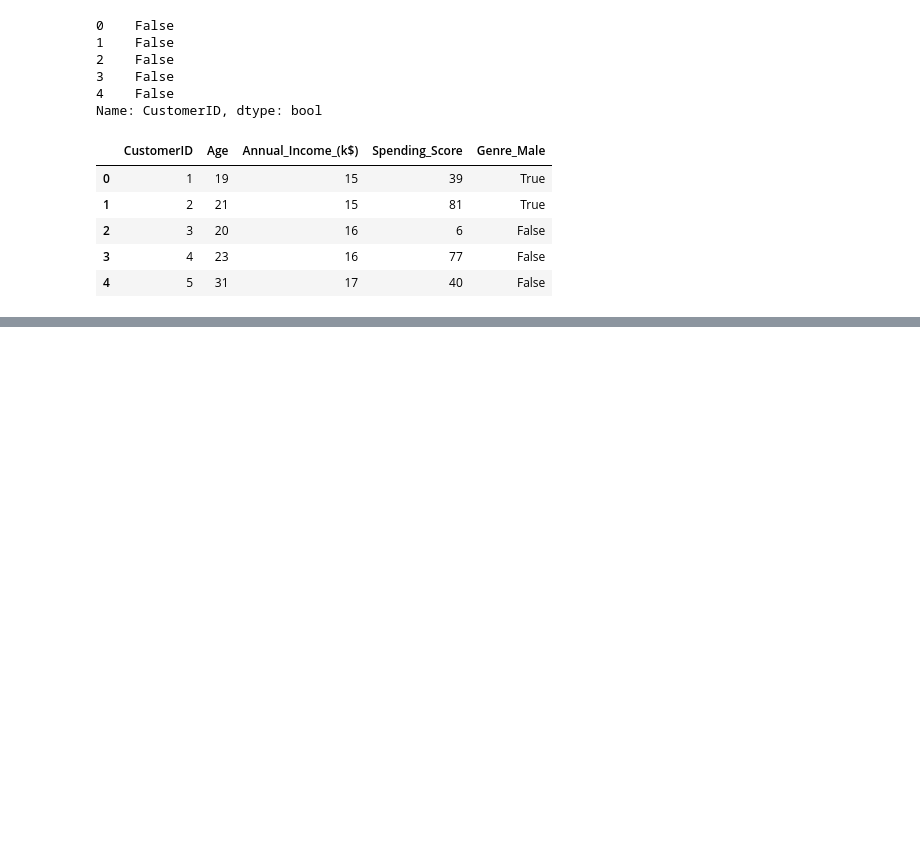
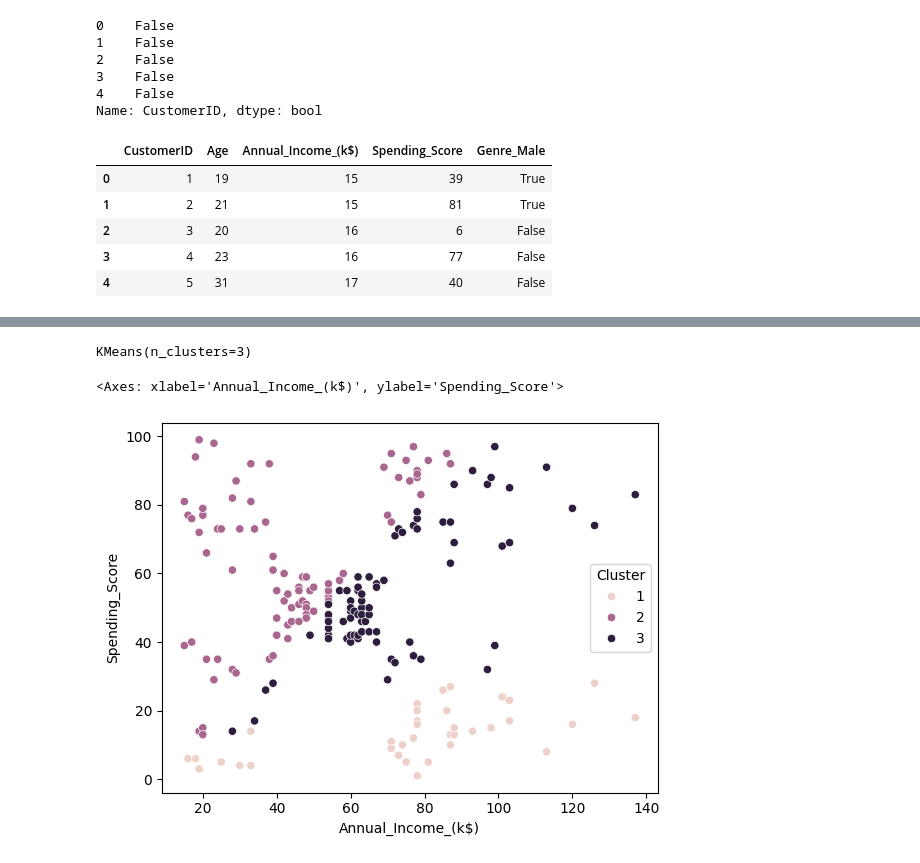
Before and after one commit to AliAlYaman/K-Means-Implementation, a Jupyter notebook: notebooks/kmeans.ipynb, the cells around one changed output, grey strips where cells are left out. Saved outputs shown, nothing was run; the diff lists cells and outputs as text; code cells hidden in the pictures; blank space fills up the shorter version.

Commit message:
Implemented K-means using libraries

```diff
--- a/notebooks/kmeans.ipynb
+++ b/notebooks/kmeans.ipynb
@@ -196,0 +197,18 @@ plt.show()
+# %%
+from sklearn.cluster import KMeans
+
+# Now we are implementing K-Means using scikit learn library to see the difference
+
+km_sample= KMeans(n_clusters=3)
+km_sample.fit(customer_data[['Annual_Income_(k$)', "Spending_Score"]])
+# %% [output]
+KMeans(n_clusters=3)
+# %%
+import seaborn as sns # to display heatmap
+
+labels = km_sample.labels_
+customer_data['label'] = labels
+sns.scatterplot(x='Annual_Income_(k$)', y='Spending_Score', hue='Cluster', data=X)
+# %% [output]
+<Axes: xlabel='Annual_Income_(k$)', ylabel='Spending_Score'>
+[figure, added]
```
Also changed, not shown: parts of 3 cells of this notebook.
